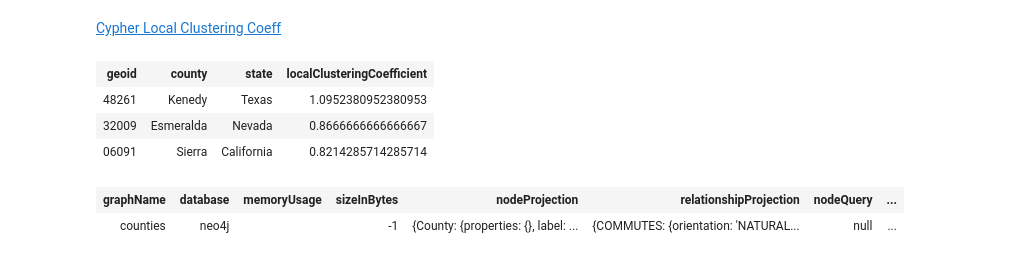
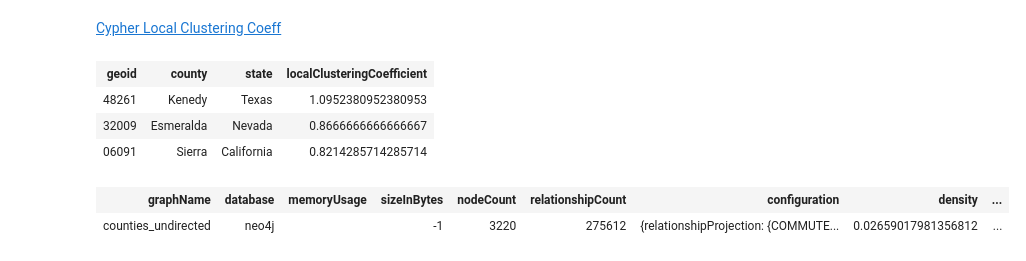
Before and after one commit to KingaAnna/MDA_final_Sweden, a Jupyter notebook: commuteGraph.ipynb, the cells around one changed output. Cells and saved outputs as stored; diff of their text form; code cells hidden in the pictures.

```diff
--- a/commuteGraph.ipynb
+++ b/commuteGraph.ipynb
@@ -74,6 +74,6 @@ graph.run(query,file='file:///commuting_edges.csv')
 # %% [markdown]
 Create an in-memory graph, called 'Commuting'.
 # %%
-query="""CALL gds.graph.create('Commuting','State',{COMMUTING:{properties:'weight', orientation:'UNDIRECTED'}})"""
+query="""CALL gds.graph.project('Commuting','State',{COMMUTING:{properties:'weight', orientation:'UNDIRECTED'}})"""
 graph.run(query)
 # %% [output]
@@ -407,14 +373,10 @@ graph.run(query)
 This may not work for directed graphs, but here's a bunch of code anyway.
 # %%
 # General Triangle Count stats
+query="""CALL gds.graph.project('counties_undirected','County',{COMMUTES:{orientation:'UNDIRECTED'}})"""
+graph.run(query)
 query = """
-CALL gds.triangleCount.stats({
-nodeProjection:"County",
-relationshipProjection:  {COMMUTES: {
-type: "COMMUTES",
-   orientation: "UNDIRECTED"
- }}
-})
+CALL gds.triangleCount.stats('counties_undirected')
 YIELD globalTriangleCount,nodeCount
 """
 graph.run(query)
@@ -494,8 +436,12 @@ graph.run(query)
 # %%
 query = """
 CALL gds.graph.drop('counties');
 """
 graph.run(query)
+query = """
+CALL gds.graph.drop('counties_undirected');
+"""
+graph.run(query)
 # %% [output]
-| graphName | database | memoryUsage | sizeInBytes | nodeProjection | relationshipProjection | nodeQuery | ... |
-| counties | neo4j |  | -1 | {County: {properties: {}, label: ... | {COMMUTES: {orientation: 'NATURAL... | null | ... |
+| graphName | database | memoryUsage | sizeInBytes | nodeCount | relationshipCount | configuration | density | ... |
+| counties_undirected | neo4j |  | -1 | 3220 | 275612 | {relationshipProjection: {COMMUTE... | 0.02659017981356812 | ... |
```
Also changed, not shown: parts of 15 cells of this notebook.
